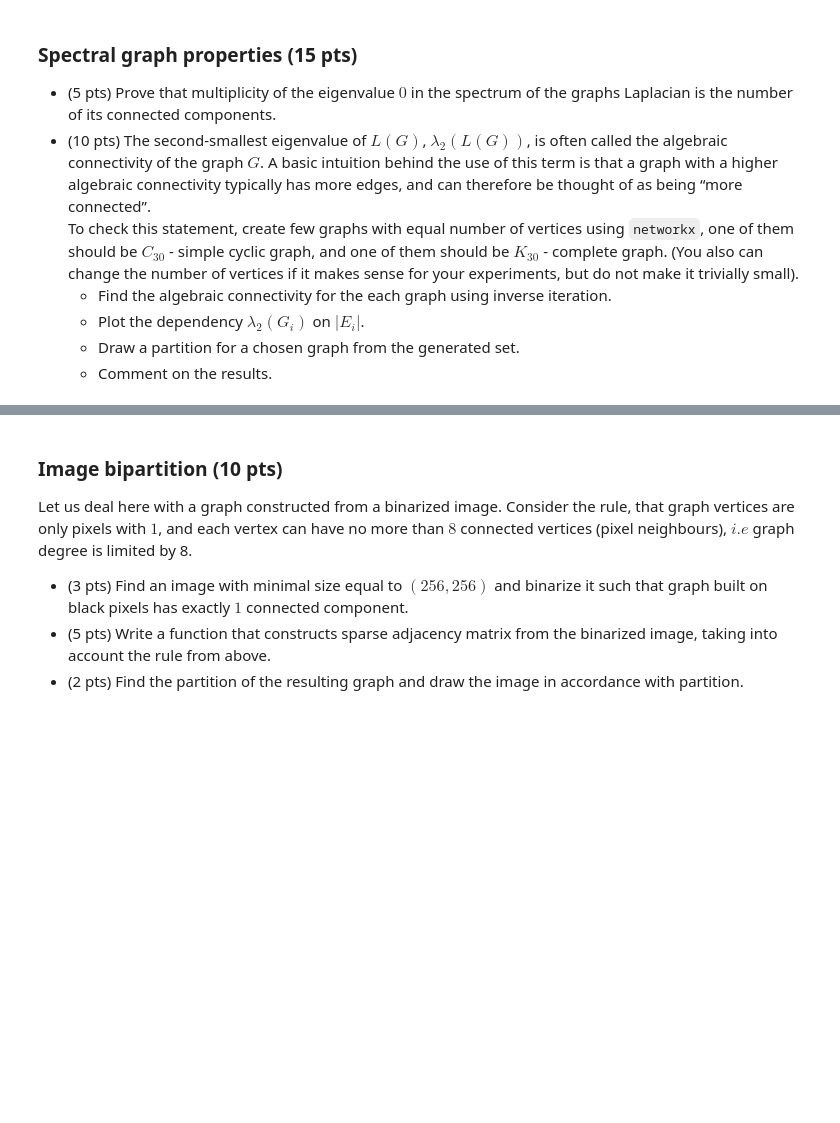
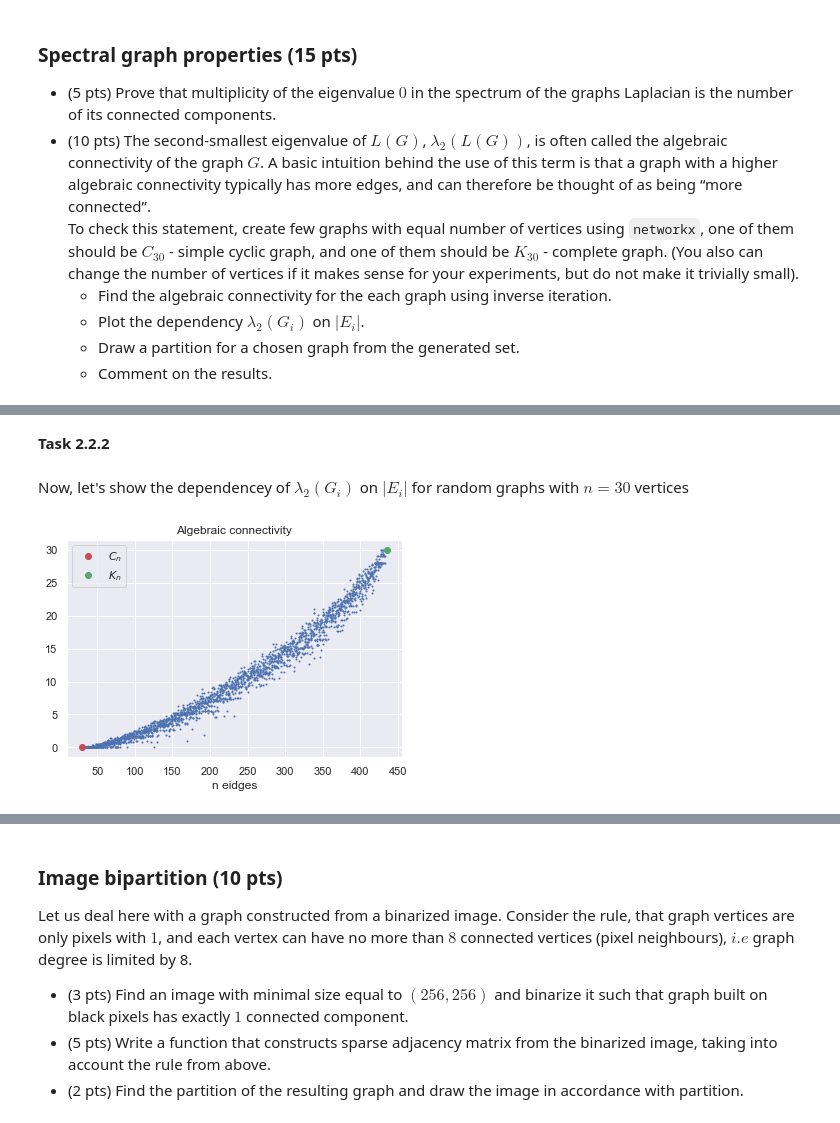
Before and after one commit to PetrMokrov/nla2020, a Jupyter notebook: hw/hw3/hw3.ipynb, the cells around one changed output, grey strips where cells are left out. Drawn from its saved outputs; the diff is of its cells as text; code cells hidden in the pictures; blank space fills up the shorter version.

Commit message:
add task 2

```diff
--- a/hw/hw3/hw3.ipynb
+++ b/hw/hw3/hw3.ipynb
@@ -638,0 +716,2 @@ To check this statement, create few graphs with equal number of vertices using `
+# %% [markdown]
+**Task 2.2.2**
@@ -638,0 +760,18 @@ To check this statement, create few graphs with equal number of vertices using `
+# %% [markdown]
+Now, let's show the dependencey of $\lambda_2(G_i)$ on $|E_i|$ for random graphs with $n = 30$ vertices
+# %%
+import seaborn as sns
+sns.set()
+keys = np.repeat(np.array(list(results.keys())), n_repeat)
+values = np.array(list(results.values())).reshape(-1)
+
+
+plt.scatter(keys, values, s=1.)
+plt.title('Algebraic connectivity')
+plt.xlabel('n eidges')
+plt.plot(n_vertices, ceig, 'ro', label=r'$C_n$')
+plt.plot((n_vertices * (n_vertices - 1))//2, keig, 'go', label=r'$K_n$')
+plt.legend()
+plt.show()
+# %% [output]
+[figure, added]
```
Also changed, not shown: parts of 25 cells of this notebook, 1 other file.
